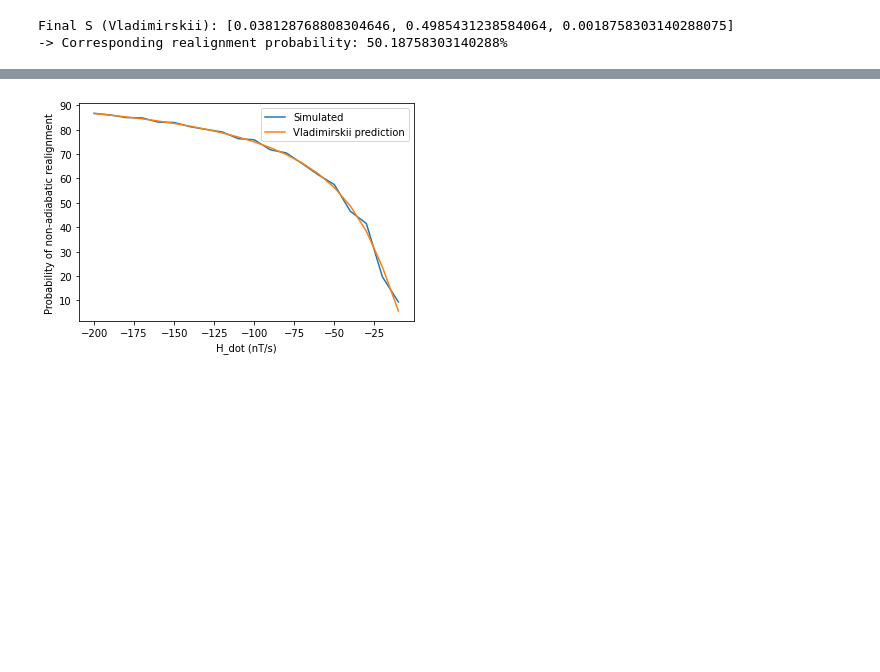
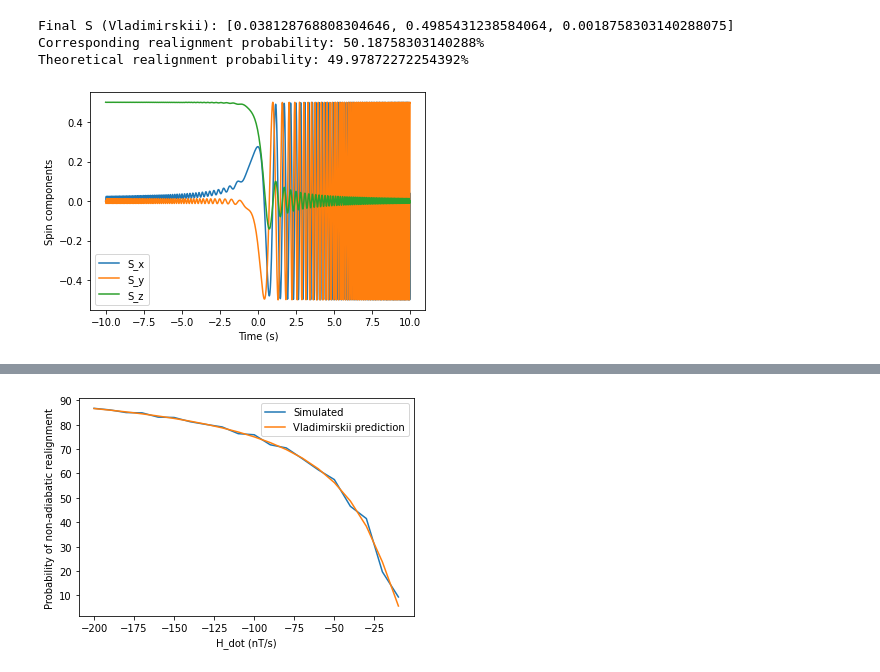
Before and after one commit to erfz/pt-experiment, a Jupyter notebook: simulations/examples.ipynb, the cells around one changed output, grey strips where cells are left out. Cells and saved outputs as stored; diff of their text form; code cells hidden in the pictures; blank space fills up the shorter version.

```diff
--- a/simulations/examples.ipynb
+++ b/simulations/examples.ipynb
@@ -20,12 +30,22 @@ Final S (two wires): [0.0, -0.3341026778772588, 0.37198820095437335]
 # %%
-Sf_vlad = Particle(
-    np.empty(3), np.empty(3), [Vladimirskii(10, -41.5)], [-10, 10], [0, 0, 1 / 2]
-).simulate()
-print(f"Final S (Vladimirskii): {Sf_vlad}")
-print(f"-> Corresponding realignment probability: {vlad_probability(Sf_vlad)}%")
+Hx = 10
+H_dot = -41.5
+Sf, ts, spins = Particle(
+    np.empty(3), np.empty(3), [Vladimirskii(Hx, H_dot)], [-10, 10], [0, 0, 1 / 2]
+).simulate_with_output()
+print(f"Final S (Vladimirskii): {Sf}")
+print(f"Corresponding realignment probability: {sim_vlad_probability(Sf)}%")
+print(f"Theoretical realignment probability: {theory_vlad_probability(Hx, H_dot)}%")
+plt.plot(ts, list(zip(*spins)), label=("S_x", "S_y", "S_z"))
+plt.xlabel("Time (s)")
+plt.ylabel("Spin components")
+plt.legend()
+plt.show()
 # %% [output]
 Final S (Vladimirskii): [0.038128768808304646, 0.4985431238584064, 0.0018758303140288075]
--> Corresponding realignment probability: 50.18758303140288%
+Corresponding realignment probability: 50.18758303140288%
+Theoretical realignment probability: 49.97872272254392%
+[figure, added]
 # %%
 Sf_rand_line = run_two_wires_line(1000, 10, (10, 0), (-10, 0), 100, [-100, 100])
 print(f"Final S (rand line): {Sf_rand_line}")
```
Also changed, not shown: parts of 4 cells of this notebook, 1 other file.
